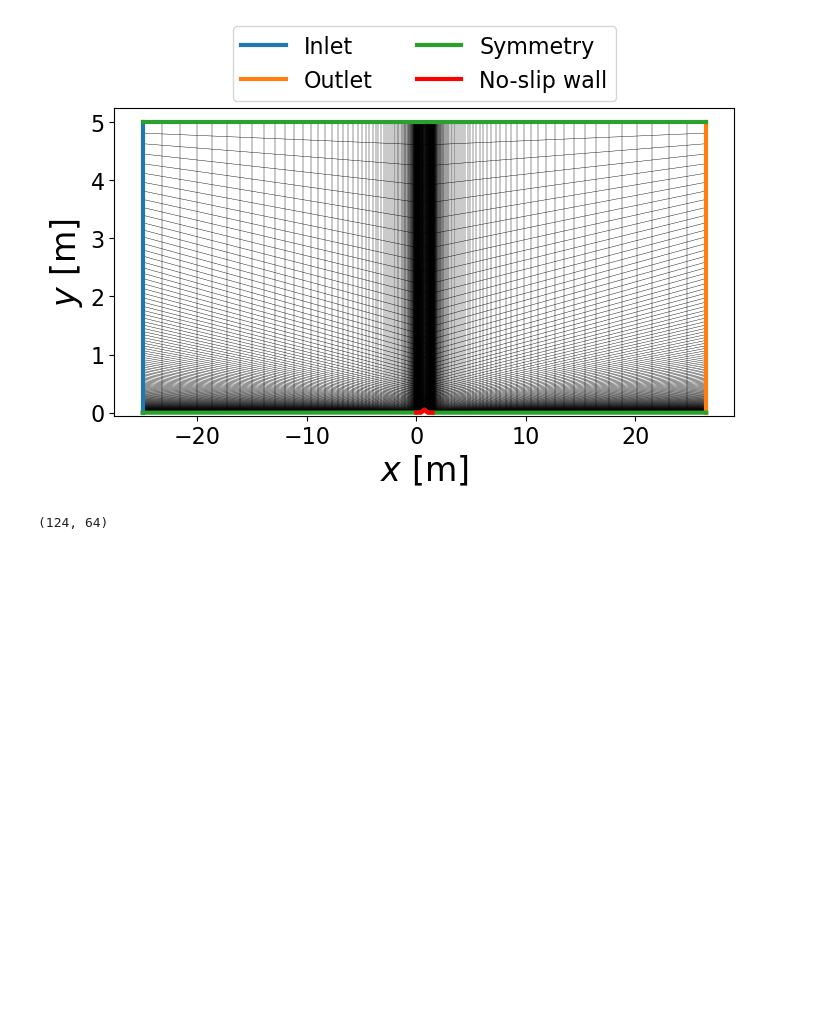
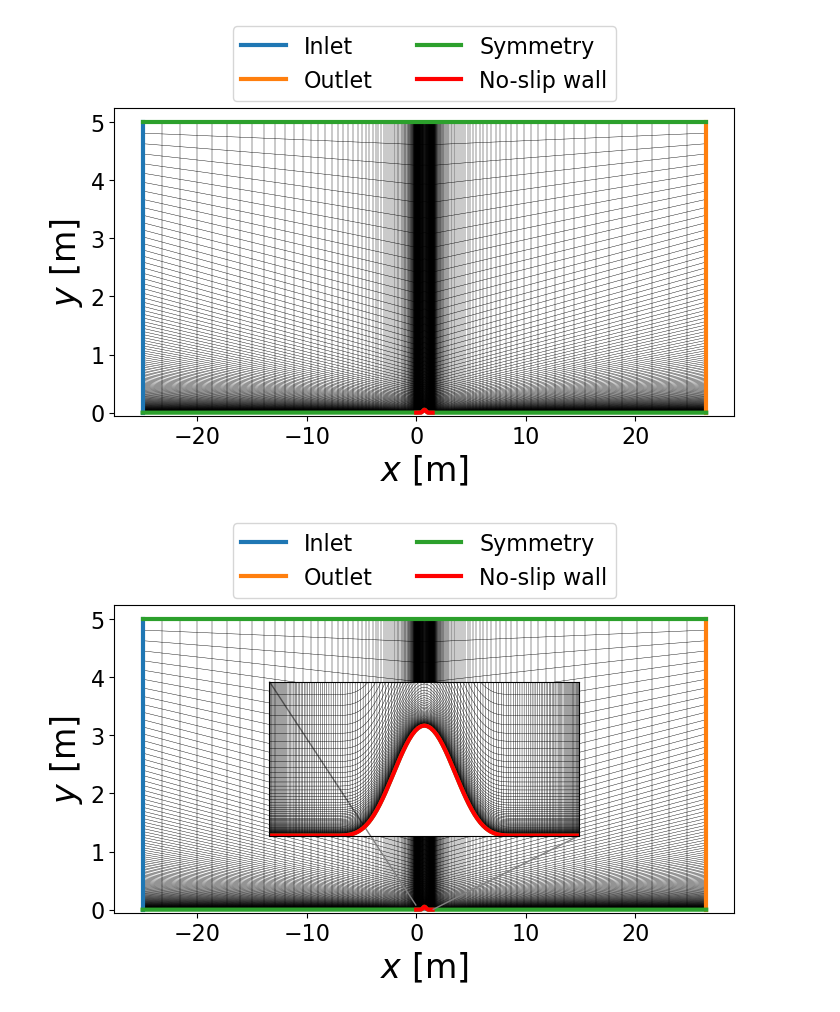
Before and after one commit to Propulsion-Power-TU-Delft/CTurboBFM, a Jupyter notebook: testcases/Turbulent_NasaBump/CTurboBFM_Grids/plot_grid.ipynb, the cells around one changed output. Saved outputs shown, nothing was run; the diff lists cells and outputs as text; code cells hidden in the pictures; blank space fills up the shorter version.

```diff
--- a/testcases/Turbulent_NasaBump/CTurboBFM_Grids/plot_grid.ipynb
+++ b/testcases/Turbulent_NasaBump/CTurboBFM_Grids/plot_grid.ipynb
@@ -53,6 +49,66 @@ plt.savefig('nasabump_grid.pdf', bbox_inches='tight')
 # %% [output]
 [figure]
 # %%
-ni,nj
+from mpl_toolkits.axes_grid1.inset_locator import inset_axes, mark_inset
+
+ni, nj, nk = data_dict['x'].shape
+
+figsize = (8, 4)
+lw = 0.3
+
+fig, ax = plt.subplots(figsize=figsize)
+
+skip = 1
+for i in range(0, ni, skip):
+    ax.plot(data_dict['x'][i,:,0], data_dict['y'][i,:,0], 'k-', linewidth=lw)
+
+for j in range(0, nj, skip):
+    ax.plot(data_dict['x'][:,j,0], data_dict['y'][:,j,0], 'k-', linewidth=lw)
+
+ax.plot(data_dict['x'][0,:,0], data_dict['y'][0,:,0], 'C0-', linewidth=3, label='Inlet')
+ax.plot(data_dict['x'][-1,:,0], data_dict['y'][-1,:,0], 'C1-', linewidth=3, label='Outlet')
+ax.plot(data_dict['x'][:,0,0], data_dict['y'][:,0,0], 'C2-', linewidth=3, label='Symmetry')
+ax.plot(data_dict['x'][:,-1,0], data_dict['y'][:,-1,0], 'C2-', linewidth=3)
+ax.plot(data_dict['x'][97:257,0,0], data_dict['y'][97:257,0,0],
+        'r-', linewidth=3, label='No-slip wall')
+
+# ---- inset ----
+axins = inset_axes(
+    ax,
+    width="50%",      # inset size
+    height="50%",
+    loc="center"
+)
+
+for i in range(0, ni, skip):
+    axins.plot(data_dict['x'][i,:,0], data_dict['y'][i,:,0], 'k-', linewidth=lw)
+
+for j in range(0, nj, skip):
+    axins.plot(data_dict['x'][:,j,0], data_dict['y'][:,j,0], 'k-', linewidth=lw)
+
+axins.plot(data_dict['x'][0,:,0], data_dict['y'][0,:,0], 'C0-', linewidth=3)
+axins.plot(data_dict['x'][-1,:,0], data_dict['y'][-1,:,0], 'C1-', linewidth=3)
+axins.plot(data_dict['x'][:,0,0], data_dict['y'][:,0,0], 'C2-', linewidth=3)
+axins.plot(data_dict['x'][:,-1,0], data_dict['y'][:,-1,0], 'C2-', linewidth=3)
+axins.plot(data_dict['x'][97:257,0,0], data_dict['y'][97:257,0,0],
+           'r-', linewidth=3)
+
+# zoom region
+axins.set_xlim(0.0, 1.5)
+axins.set_ylim(0.0, 0.07)
+
+axins.set_xticks([])
+axins.set_yticks([])
+
+# draw rectangle + connectors
+mark_inset(ax, axins, loc1=2, loc2=4, fc="none", ec="0.5")
+
+ax.legend(ncol=2, bbox_to_anchor=(0.5, 1.3), loc='upper center')
+ax.set_xlabel(r'$x$ [m]')
+ax.set_ylabel(r'$y$ [m]')
+ax.set_ylim(bottom=-0.05)
+
+plt.savefig('nasabump_grid.pdf', bbox_inches='tight')
+plt.show()
 # %% [output]
-(124, 64)
+[figure, added]
```
Also changed, not shown: parts of 1 cell of this notebook, 13 other files.
